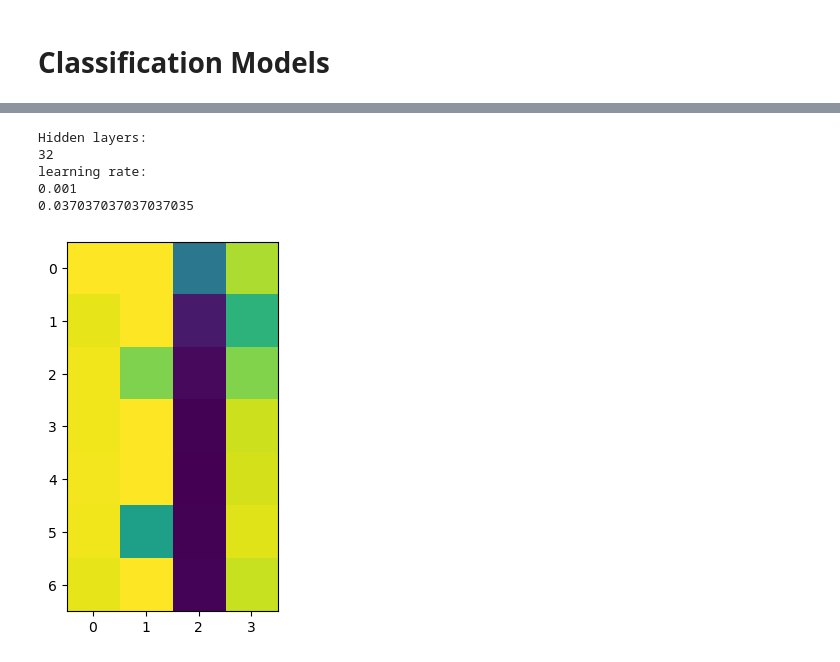
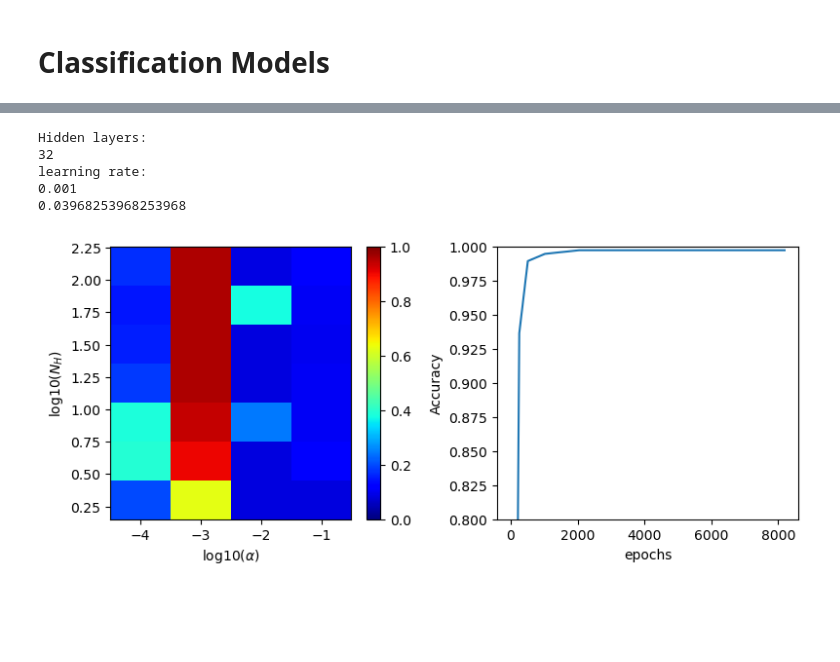
Before and after one commit to MathiasD-P/ECSE_551_A1, a Jupyter notebook: classification.ipynb, the cells around one changed output, grey strips where cells are left out. Saved outputs shown, nothing was run; the diff lists cells and outputs as text; code cells hidden in the pictures; blank space fills up the shorter version.

```diff
--- a/classification.ipynb
+++ b/classification.ipynb
@@ -175,6 +206,6 @@ learning rate:
 # %%
 # Final training
-my_SVM = MulticlassSVM(0.0009765625, 1.9285714285714284, 5000)
+my_SVM = MulticlassSVM(0.00048828125, 1.5, 20000)
 my_SVM.fit(Xtrain, ytrain)
 # %%
 # Test model
@@ -380,7 +401,7 @@ ytrain_enc1[index, ytrain1[index]] = 1.0
 learning_rate = np.array([0.1, 0.01, 0.001, 0.0001])
 Nhidden = np.array([2, 4, 8, 16, 32, 64, 128])
 
-epochs = 1000 # fixed number of iterations
+epochs = 1100 # fixed number of iterations
 
 ER2 = np.zeros((len(Nhidden), len(learning_rate)))
 
@@ -389,25 +410,47 @@ for i in range(0, len(Nhidden)):
         my_MLP = MLP(64, Nhidden[i], 10, learning_rate[j])
         my_MLP.fit(Xtrain1, ytrain_enc1, epochs)
         ER2[i,j] = np.sum(my_MLP.predict(Xtrain2) != ytrain2) / np.size(ytrain2)
+
+# Select best combination:
+i, j = np.unravel_index(np.argmin(ER2), np.shape(ER2))
+print("Hidden layers:")
+print(Nhidden[i])
+print("learning rate:")
+print(learning_rate[j])
+print("Maximum Error Rate")
+print(ER2[i,j])
+# %% [output]
+Hidden layers:
+32
+learning rate:
+0.001
+0.03968253968253968
+# %%
+# Evaluate impact of number of epochs
+epochs = 2 ** np.arange(1, 14)
+ERj = np.zeros(np.shape(epochs))
+
+for i in range(0, len(epochs)):
+    my_MLP = MLP(64, 32, 10, 0.001)
+    my_MLP.fit(Xtrain, ytrain_enc, epochs[i])
+    ERj[i] = np.sum(my_MLP.predict(Xtrain2) != ytrain2) / np.size(ytrain2)
 # %%
-# Select best combination:
+fig, axs = plt.subplots(1, 2, figsize=(8, 7.25/2))
 
-i, j = np.unravel_index(np.argmin(ER2), np.shape(ER2))
-print("Hidden layers:")
-print(Nhidden[i])
-print("learning rate:")
-print(learning_rate[j])
-print(ER2[i,j])
+map=axs[0].pcolormesh(np.log10(learning_rate), np.log10(Nhidden), (1-ER2), shading='nearest', cmap='jet', vmin=0, vmax=1)
+axs[0].set_xlabel(r"log10($\alpha$)")
+axs[0].set_ylabel(r"log10($N_{H}$)")
+fig.colorbar(map, ax=axs[0], orientation='vertical')
 
-plt.imshow(ER2)
+axs[1].plot(epochs, 1-ERj)
+axs[1].set_ylabel("Accuracy")
+axs[1].set_xlabel("epochs")
+axs[1].set_ylim([0.8, 1])
+
+fig.tight_layout()
 plt.show()
 # %% [output]
-Hidden layers:
-32
-learning rate:
-0.001
-0.037037037037037035
-[figure, old version]
+[figure, new version]
 # %%
 # Final training
 my_MLP = MLP(64, 32, 10, 0.001)
```
Also changed, not shown: parts of 10 cells of this notebook, 1 other file.
